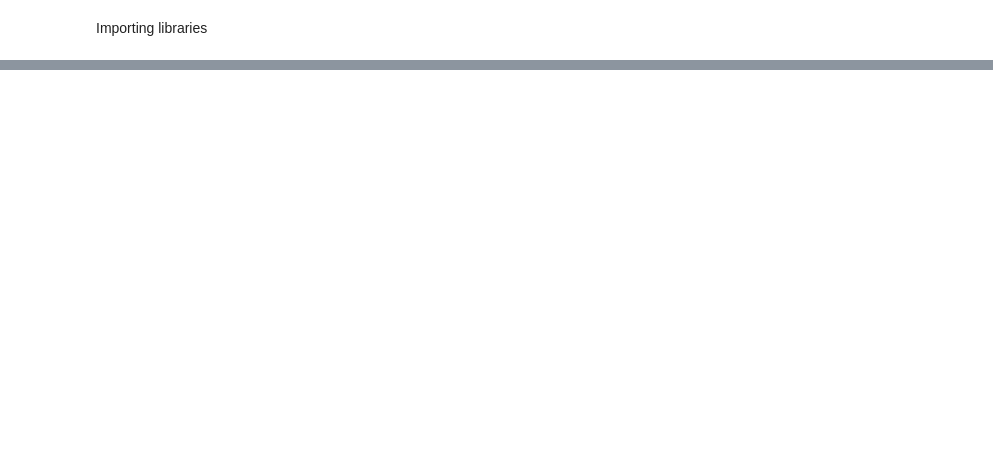
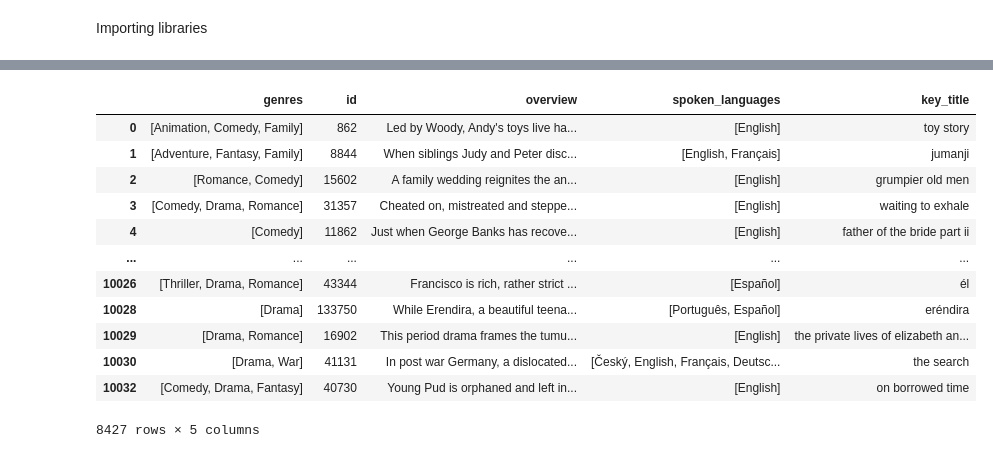
Before and after one commit to deliamontoya/API-Movies, a Jupyter notebook: EDA.ipynb, the cells around one changed output, grey strips where cells are left out. Cells and saved outputs as stored; diff of their text form; code cells hidden in the pictures; blank space fills up the shorter version.

```diff
--- a/EDA.ipynb
+++ b/EDA.ipynb
@@ -305,0 +76,3 @@ dtype: int64
+# %%
+#Replace NaN with an empty string
+movies_final['overview'] = movies_final['overview'].fillna('')
@@ -305,0 +371,41 @@ dtype: int64
+# %%
+metadata = movies_final
+metadata = metadata.drop(['budget','production_companies','production_countries','release_date_clean','revenue','runtime','status', 'tagline','release_date_clean', 'release_date_clean_format', 'retorno',
+       'month_movies', 'day_movies', 'year_movies','popularity','release_date','vote_average','vote_count','belongs_to_collection_json','production_companies_json','title','reference','score','belongs_to_collection'
+       ,'original_language'], axis=1)
+# %%
+def get_list(x):
+    if isinstance(x, list):
+        names = [i['name'] for i in x]
+        #Check if more than 3 elements exist. If yes, return only first three. If no, return entire list
+        if len(names) > 3:
+
+            names = names[:3]
+        return names
+    else:
+        x=x.replace("'","\"")
+        data = json.loads(x)
+        names = [i['name'] for i in data]
+        return names
+    #Return empty list in case of missing/malformed data
+    return []
+# %%
+features = ['spoken_languages', 'genres']
+for feature in features:
+    metadata[feature] = metadata[feature].apply(get_list)
+# %%
+metadata
+# %% [output]
+|  | genres | id | overview | spoken_languages | key_title |
+| 0 | [Animation, Comedy, Family] | 862 | Led by Woody, Andy's toys live ha... | [English] | toy story |
+| 1 | [Adventure, Fantasy, Family] | 8844 | When siblings Judy and Peter disc... | [English, Français] | jumanji |
+| 2 | [Romance, Comedy] | 15602 | A family wedding reignites the an... | [English] | grumpier old men |
+| 3 | [Comedy, Drama, Romance] | 31357 | Cheated on, mistreated and steppe... | [English] | waiting to exhale |
+| 4 | [Comedy] | 11862 | Just when George Banks has recove... | [English] | father of the bride part ii |
+| ... | ... | ... | ... | ... | ... |
+| 10026 | [Thriller, Drama, Romance] | 43344 | Francisco is rich, rather strict ... | [Español] | él |
+| 10028 | [Drama] | 133750 | While Erendira, a beautiful teena... | [Português, Español] | eréndira |
+| 10029 | [Drama, Romance] | 16902 | This period drama frames the tumu... | [English] | the private lives of elizabeth an... |
+| 10030 | [Drama, War] | 41131 | In post war Germany, a dislocated... | [Český, English, Français, Deutsc... | the search |
+| 10032 | [Comedy, Drama, Fantasy] | 40730 | Young Pud is orphaned and left in... | [English] | on borrowed time |
+8427 rows × 5 columns
```
Also changed, not shown: parts of 67 cells of this notebook.
